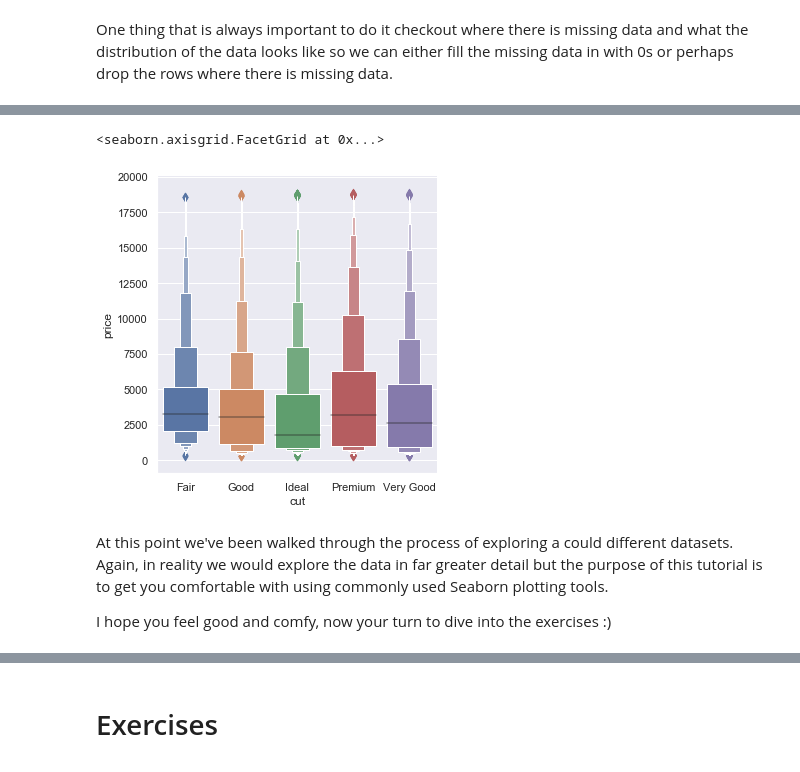
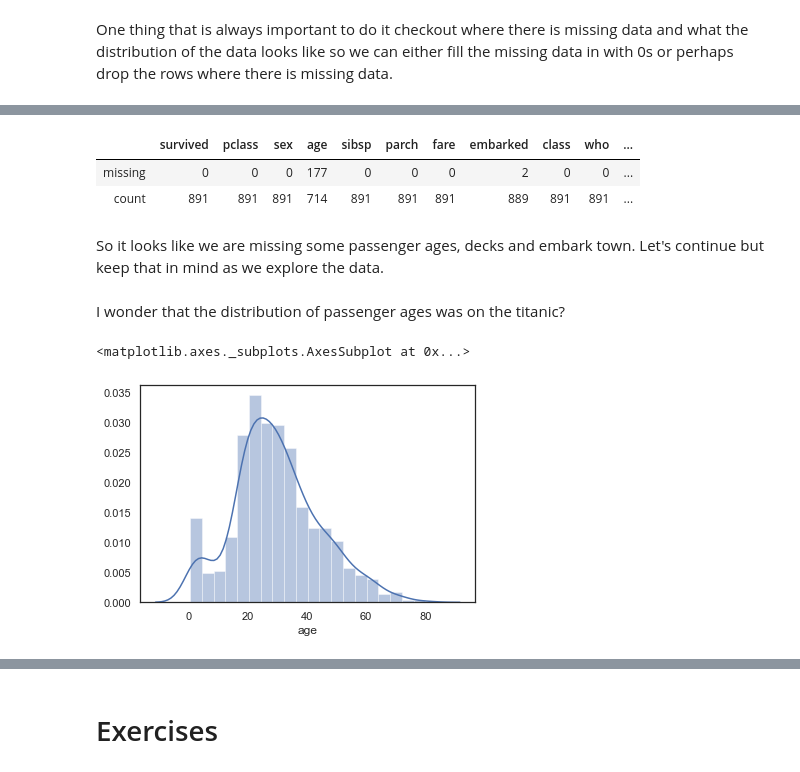
Before and after one commit to fuzzy-tribble/data_science_foundations, a Jupyter notebook: python_libraries_seaborn.ipynb, the cells around one changed output, grey strips where cells are left out. Cells and saved outputs as stored; diff of their text form; code cells hidden in the pictures.

Commit message:
updated seaborn workbook

```diff
--- a/python_libraries_seaborn.ipynb
+++ b/python_libraries_seaborn.ipynb
@@ -554,9 +308,20 @@ It may also be interesting to use a categorical plot to examine cut categories a
-# %%
-sns.catplot(x="cut", y="price", kind="boxen", data=diamonds.sort_values("cut"))
-# %% [output]
-<seaborn.axisgrid.FacetGrid at 0x...>
-[figure, removed]
-# %% [markdown]
-At this point we've been walked through the process of exploring a could different datasets. Again, in reality we would explore the data in far greater detail but the purpose of this tutorial is to get you comfortable with using commonly used Seaborn plotting tools.
-
-I hope you feel good and comfy, now your turn to dive into the exercises :)
+# %%
+s1 = titanic.isna().sum()
+s2 = titanic.count()
+titanic_missing = pd.concat([s1, s2], axis=1,
+                            keys=['missing', 'count']).transpose()
+titanic_missing
+# %% [output]
+|  | survived | pclass | sex | age | sibsp | parch | fare | embarked | class | who | ... |
+| missing | 0 | 0 | 0 | 177 | 0 | 0 | 0 | 2 | 0 | 0 | ... |
+| count | 891 | 891 | 891 | 714 | 891 | 891 | 891 | 889 | 891 | 891 | ... |
+# %% [markdown]
+So it looks like we are missing some passenger ages, decks and embark town. Let's continue but keep that in mind as we explore the data.
+# %% [markdown]
+I wonder that the distribution of passenger ages was on the titanic?
+# %%
+# Distribution of various columns
+sns.distplot(titanic['age'].dropna())
+# %% [output]
+<matplotlib.axes._subplots.AxesSubplot at 0x...>
+[figure, added]
```
Also changed, not shown: parts of 74 cells of this notebook, 1 other file.
